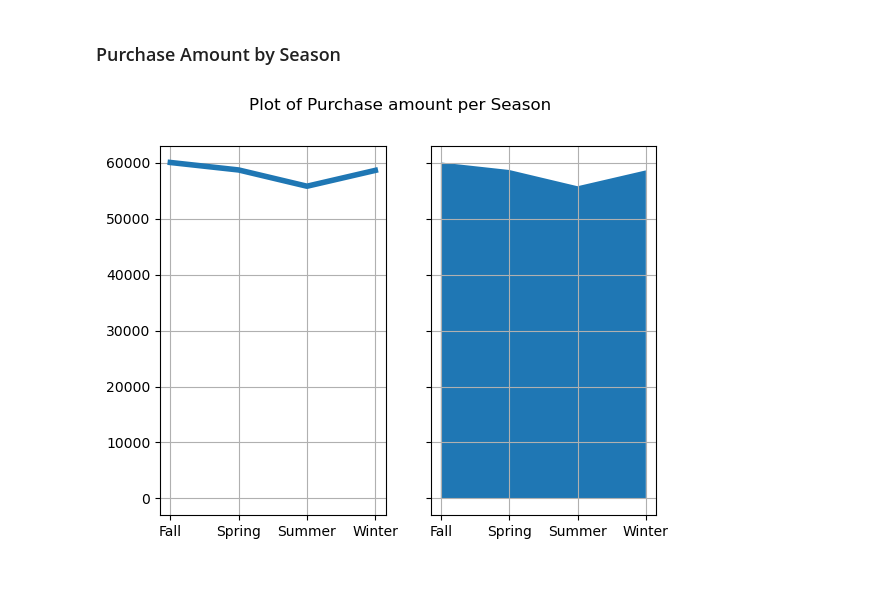
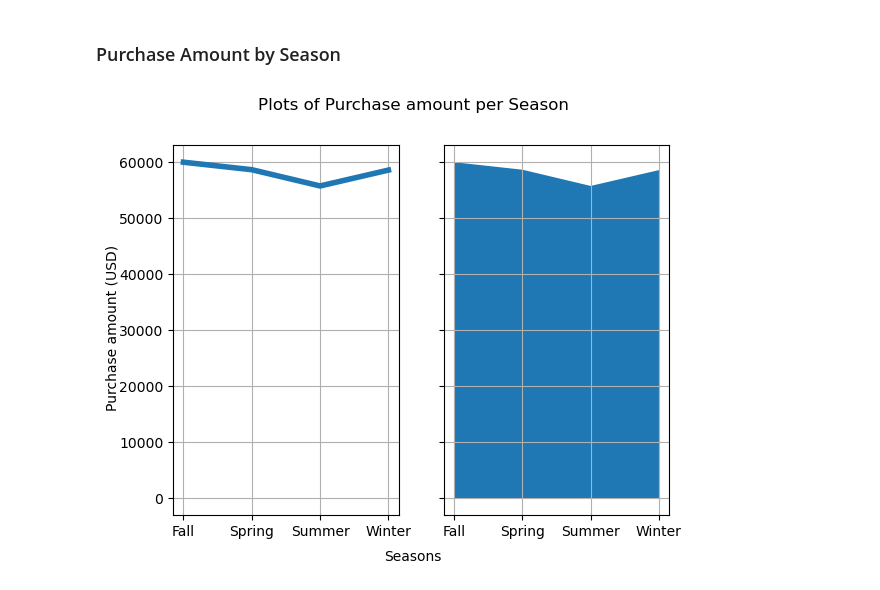
Before and after one commit to npicaut/EDA_shopping_trends, a Jupyter notebook: shopping-trends.ipynb, the cells around one changed output. Saved outputs shown, nothing was run; the diff lists cells and outputs as text; code cells hidden in the pictures.

```diff
--- a/shopping-trends.ipynb
+++ b/shopping-trends.ipynb
@@ -77,17 +77,21 @@ class CategorialVariableGraph:
         # data
         x = np.array(self.values)
         # plot
-        plt.pie(x = x, labels= self.labels, colors=self.colors, wedgeprops={"linewidth": 1, "edgecolor": "white"})
-        plt.title(f"Pie of {self.variable}")
+        plt.pie(x = x, labels= self.labels, colors=self.colors, wedgeprops={"linewidth": 1, "edgecolor": "white"},
+                autopct='%1.1f%%')
+        plt.title(f"Pie of {self.variable}", fontsize = 15)
         return(plt.show())
 
     def make_barplot(self):
         # data
         x = np.array(self.values)
         # plot
-        plt.title(f"Barplot of {self.variable}")
-        plt.bar(x = self.labels, height = x, color = self.colors)
-        return(plt.show())
+        fig, ax = plt.subplots(ncols = 1, nrows = 1)
+        ax.bar(x = self.labels, height = x, color = self.colors)
+        ax.tick_params(axis="x", rotation = 45)
+        fig.suptitle(f"Barplot of {self.variable}", fontsize = 15)
+        fig.supylabel(f"Number of customer")
+        return(fig.show())
 
     def make_wordcloud(self):
         # plot
@@ -160,7 +173,24 @@ input = list()
 for i in range(len(categories)):
     input.append(df.groupby("Category")["Purchase Amount (USD)"].get_group(categories[i]))
 
-plt.violinplot(input, showmedians=True)
-plt.xticks(range(1,len(categories)+1), labels=categories)
-plt.show()
+fig, ax = plt.subplots(ncols=1, nrows=1)
+plot = ax.violinplot(input, showmedians=True)
+
+colors = list(plt.get_cmap("tab10")(np.arange(4)))
+
+for i in range(len(plot['bodies'])):
+    plot['bodies'][i].set_facecolor(colors[i])
+    plot['bodies'][i].set_edgecolor(colors[i])
+
+plot['cbars'].set_color("black")
+plot['cmaxes'].set_color("black")
+plot['cmins'].set_color("black")
+plot['cmedians'].set_color("black")
+
+ax.set_xticks(range(1,len(categories)+1), labels=categories)
+
+fig.suptitle("Distributions of purchase amount (USD) per Category", fontsize = 16)
+fig.supxlabel("Categories")
+fig.supylabel("Purchase amount distributions")
+fig.show()
 # %% [output]
@@ -170,20 +200,22 @@ plt.show()
 # %%
 # data
 purchase_perseason = df.groupby("Season")["Purchase Amount (USD)"].sum()
 cat = CategorialVariableGraph(variable="Purchase amount per Season", df_variable=purchase_perseason)
 cat.values = purchase_perseason.values
 cat.labels = purchase_perseason.index
 
 # plot
 fig, (ax1, ax2) = plt.subplots(nrows=1, ncols=2, sharex=True, sharey=True)
 
 ax1.plot(cat.labels, cat.values, lw=4)
 ax2.fill_between(cat.labels, cat.values)
 
 for ax in ax1, ax2:
     ax.grid(True)
 
-fig.suptitle(f"Plot of {cat.variable}")
+fig.suptitle(f"Plots of {cat.variable}")
+fig.supxlabel("Seasons", fontsize = 10)
+fig.supylabel("Purchase amount (USD)", fontsize = 10)
 plt.show()
 # %% [output]
-[figure, old version]
+[figure, new version]
```
Also changed, not shown: parts of 6 cells of this notebook.
